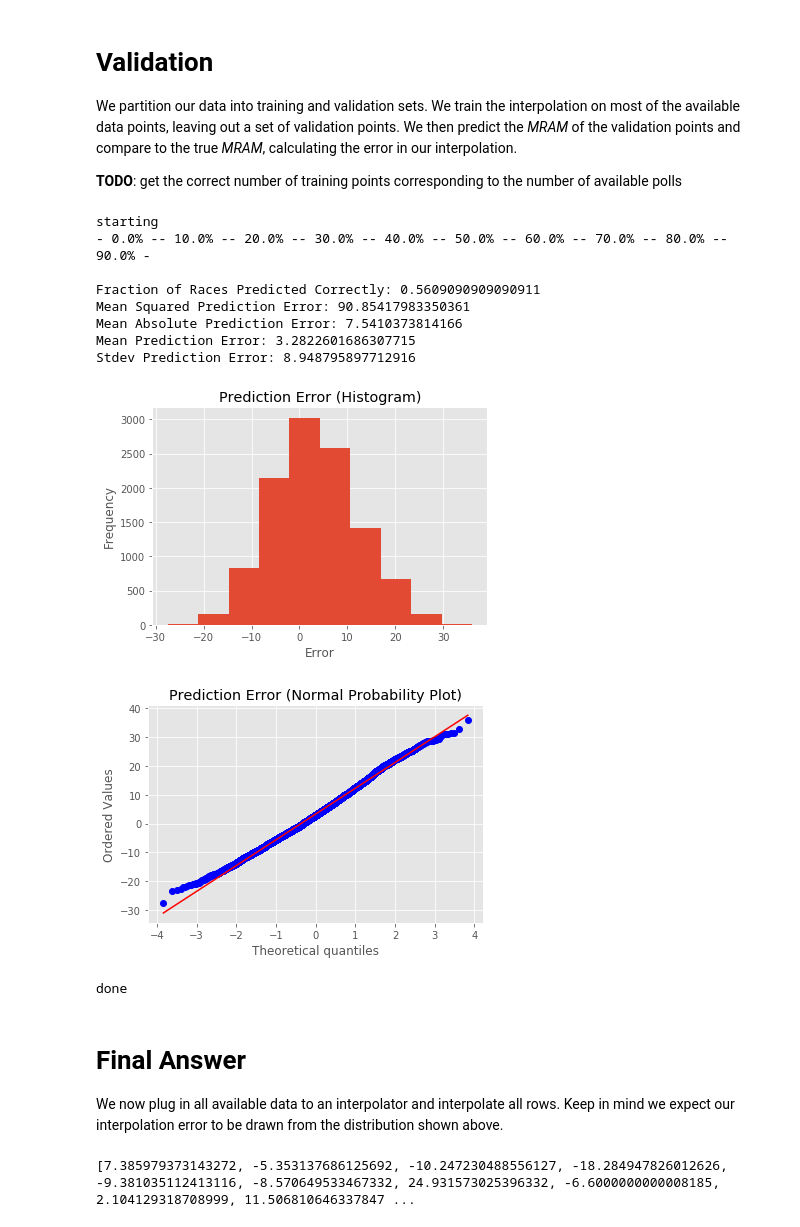
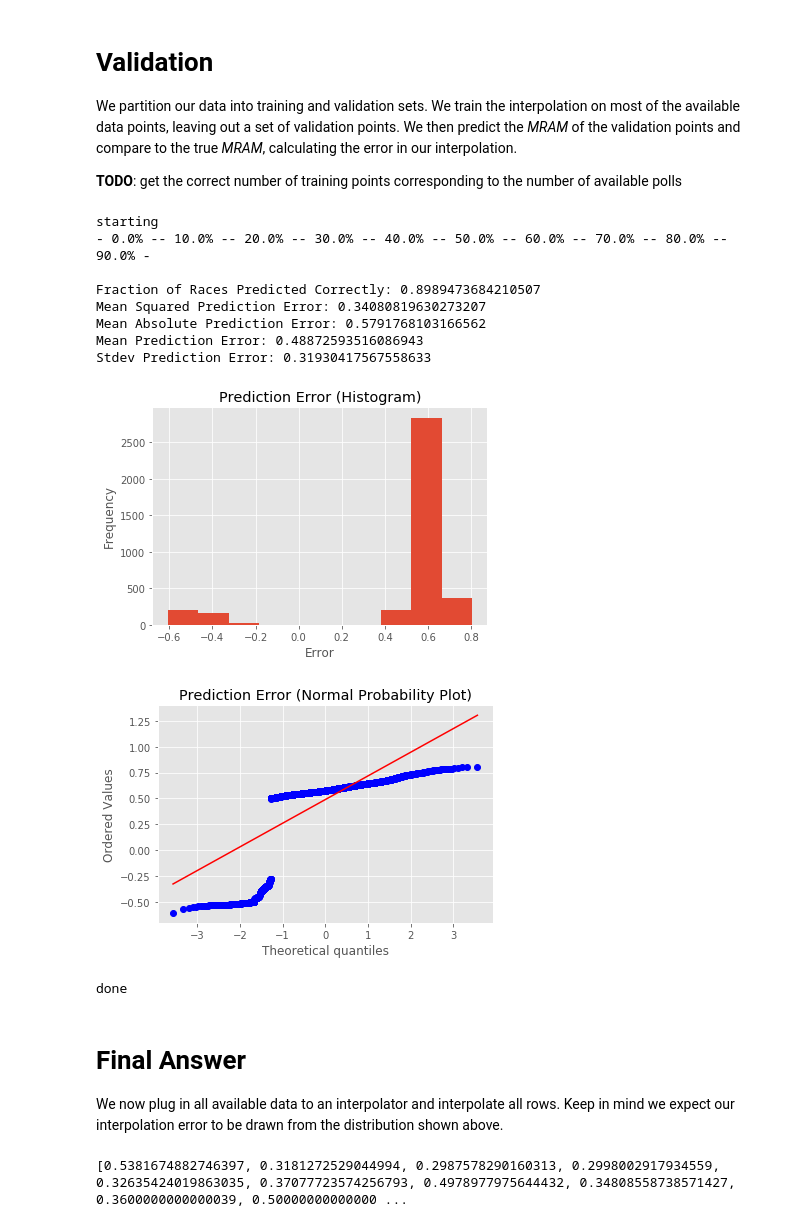
Before and after one commit to rytse/blairvoyance, a Jupyter notebook: interpolator.ipynb, the cells around one changed output. Cells and saved outputs as stored; diff of their text form; code cells hidden in the pictures.

```diff
--- a/interpolator.ipynb
+++ b/interpolator.ipynb
@@ -44,7 +44,7 @@ df['MRAM'] = pp.iloc[:,1]
 raw = df.copy(deep=True)
 
 # Drop rows that down have MRAM
-df = df[df['MRAM'] != 0]
+df = df[df['MRAM'] != 999]
 
 print('done')
 # %% [output]
@@ -115,7 +127,7 @@ y_pred_all = []
 y_true_all = []
 N = 200
 for k in range(N):
-    tidx = [np.random.randint(0, len(df)) for i in range(int(6 * len(df) / 10))]
+    tidx = [np.random.randint(0, len(df)) for i in range(int(2 * len(df) / 10))]
     trows = [df.iloc[idx] for idx in tidx]
     df_train = df.drop(df.index[tidx])
 
@@ -129,44 +141,44 @@ for k in range(N):
         correct.append((y_pred[i] > 0.5) == (y_true[i] > 0.5))
 
     rep = np.array(y_pred) * 0.01 / 2 + 0.5
-    np.savetxt('out_' + str(k) + '.csv', np.array([rep, y_true]) , delimiter=',')
+#     np.savetxt('out_' + str(k) + '.csv', np.array([rep, y_true]) , delimiter=',')
 
     totcor += sum(correct) / len(y_pred)
     y_pred_all.extend(y_pred)
     y_true_all.extend(correct)
 
     if k % (N/10) == 0:
         print('- ' + str(k/N * 100) + '% -', end='')
 
 # This represents the expected rate at which the interpolator correctly predicts the outcome of the race
 print('\n\nFraction of Races Predicted Correctly: ' + str(totcor / N))
 print('Mean Squared Prediction Error: ' + str(mse(y_true_all, y_pred_all)))
 print('Mean Absolute Prediction Error: ' + str(mae(y_true_all, y_pred_all)))
 print('Mean Prediction Error: ' + str(np.mean(np.array(y_true_all) - np.array(y_pred_all))))
 print('Stdev Prediction Error: ' + str(np.std(np.array(y_true_all) - np.array(y_pred_all))))
 
 plt.hist(np.array(y_true_all) - np.array(y_pred_all))
 plt.xlabel('Error')
 plt.ylabel('Frequency')
 plt.title('Prediction Error (Histogram)')
 plt.show()
 
 res = stats.probplot(np.array(y_true_all) - np.array(y_pred_all), plot=plt)
 plt.title('Prediction Error (Normal Probability Plot)')
 plt.show()
 
 print('done')
 # %% [output]
 starting
 - 0.0% -- 10.0% -- 20.0% -- 30.0% -- 40.0% -- 50.0% -- 60.0% -- 70.0% -- 80.0% -- 90.0% -
 
-Fraction of Races Predicted Correctly: 0.5609090909090911
-Mean Squared Prediction Error: 90.85417983350361
-Mean Absolute Prediction Error: 7.5410373814166
-Mean Prediction Error: 3.2822601686307715
-Stdev Prediction Error: 8.948795897712916
+Fraction of Races Predicted Correctly: 0.8989473684210507
+Mean Squared Prediction Error: 0.34080819630273207
+Mean Absolute Prediction Error: 0.5791768103166562
+Mean Prediction Error: 0.48872593516086943
+Stdev Prediction Error: 0.31930417567558633
-[figure, old version]
+[figure, new version]
-[figure, old version]
+[figure, new version]
 done
 # %% [markdown]
 # Final Answer
@@ -181,4 +193,4 @@ y_pred = [float(rbfi(*[row[rep] for rep in ins])) for row in trows]
 print(y_pred)
 np.savetxt('out.csv', np.array(y_pred) * 0.01 / 2 + 0.5, delimiter=',')
 # %% [output]
-[7.385979373143272, -5.353137686125692, -10.247230488556127, -18.284947826012626, -9.381035112413116, -8.570649533467332, 24.931573025396332, -6.6000000000008185, 2.104129318708999, 11.506810646337847 ...
+[0.5381674882746397, 0.3181272529044994, 0.2987578290160313, 0.2998002917934559, 0.32635424019863035, 0.37077723574256793, 0.4978977975644432, 0.34808558738571427, 0.3600000000000039, 0.50000000000000 ...
```
Also changed, not shown: parts of 1 cell of this notebook, 3 other files.
